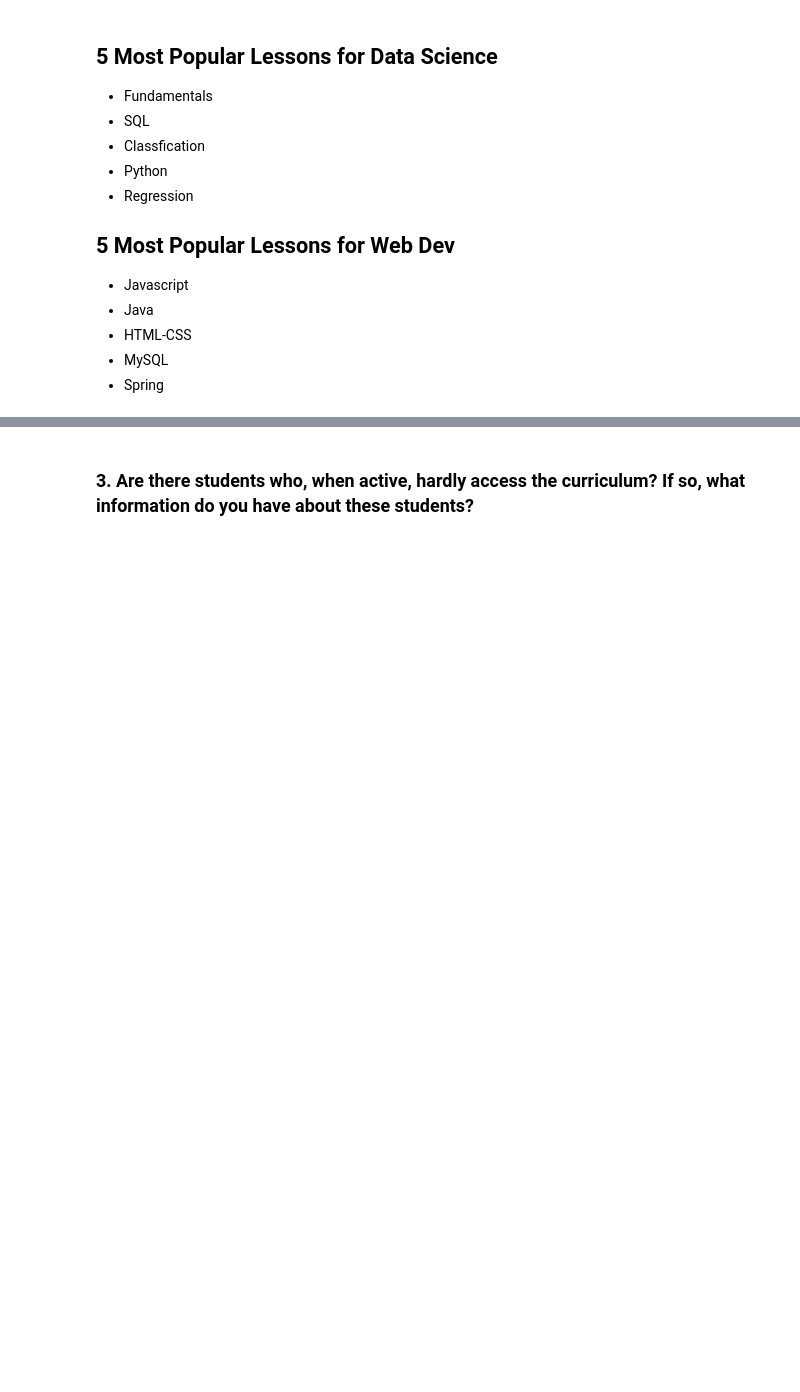
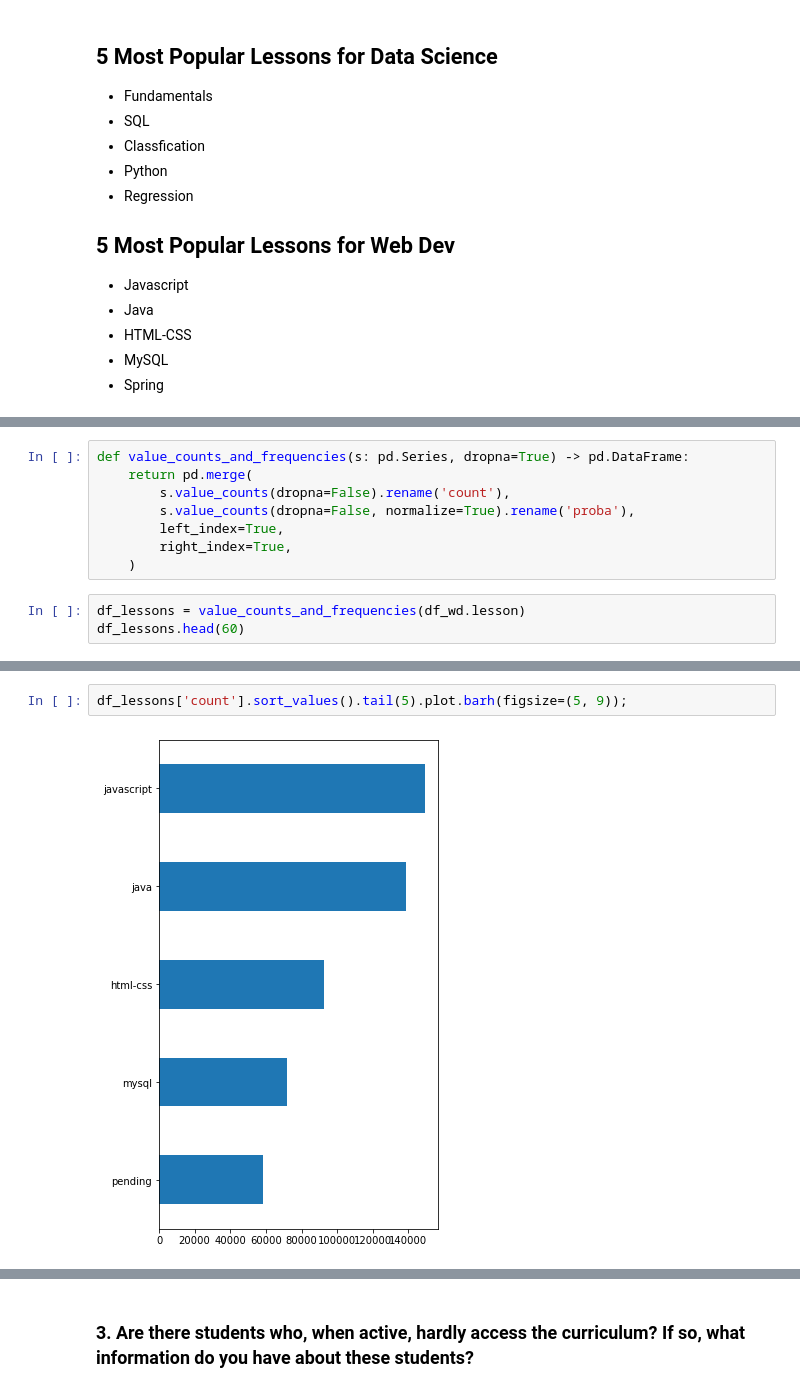
Before and after one commit to daniel-kaniela/anomoly_detection_project, a Jupyter notebook: notebook.ipynb, the cells around one changed output, grey strips where cells are left out. Saved outputs shown, nothing was run; the diff lists cells and outputs as text; blank space fills up the shorter version.

```diff
--- a/notebook.ipynb
+++ b/notebook.ipynb
@@ -128,0 +129,11 @@ df_wd.groupby('lesson')[['user_id']].agg('count').sort_values(by='user_id', asce
+# %%
+def value_counts_and_frequencies(s: pd.Series, dropna=True) -> pd.DataFrame:
+    return pd.merge(
+        s.value_counts(dropna=False).rename('count'),
+        s.value_counts(dropna=False, normalize=True).rename('proba'),
+        left_index=True,
+        right_index=True,
+    )
+# %%
+df_lessons = value_counts_and_frequencies(df_wd.lesson)
+df_lessons.head(60)
@@ -128,0 +155,4 @@ df_wd.groupby('lesson')[['user_id']].agg('count').sort_values(by='user_id', asce
+# %%
+df_lessons['count'].sort_values().tail(5).plot.barh(figsize=(5, 9));
+# %% [output]
+[figure, added]
```
Also changed, not shown: parts of 35 cells of this notebook.
